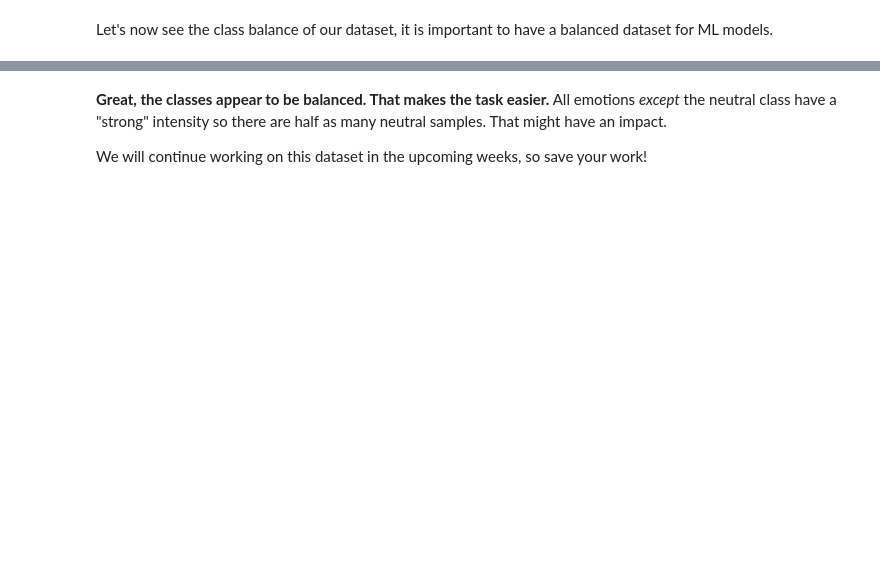
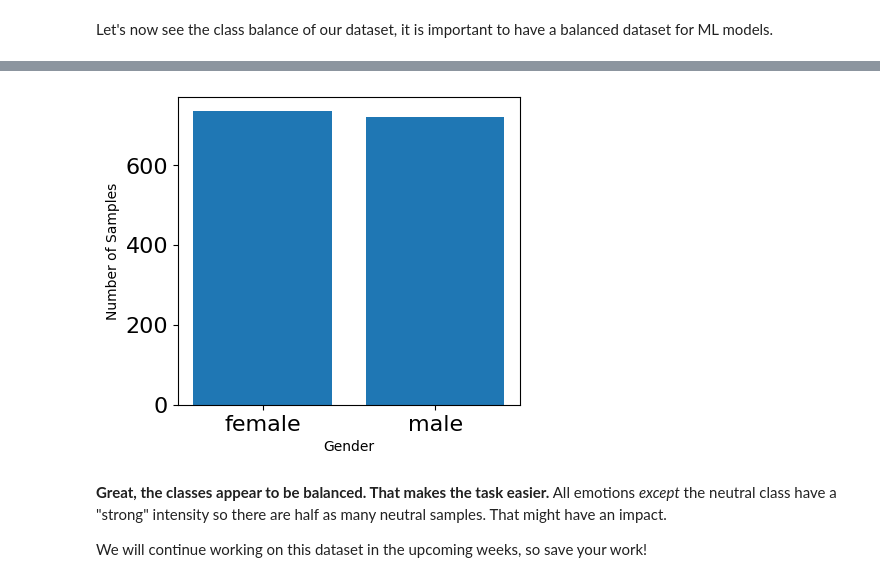
Before and after one commit to Ariel-Tsang/Week2_DataPreprocessing, a Jupyter notebook: Week 2.ipynb, the cells around one changed output, grey strips where cells are left out. Drawn from its saved outputs; the diff is of its cells as text; code cells hidden in the pictures; blank space fills up the shorter version.

```diff
--- a/Week 2.ipynb
+++ b/Week 2.ipynb
@@ -658,6 +658,12 @@ emotions_dict ={
   '07':'disgust',
   '08':'surprised'
 }
+# %%
+#Gender in the RAVDESS dataset
+gender_dict ={
+  '01':'male',
+  '02':'female',
+}
 # %% [markdown]
 Now we're going to load our data and extract the emotion names according to the list we provided above.
 # %%
@@ -697,3 +715,27 @@ def load_data1():
+# %%
+import os, glob
+#New Audio Data - Load Gender Data
+def load_data2():
+    X,y=[],[]
+    count = 0
+    for file in glob.glob("Desktop/Fall 2024/IAT 360/Week 2 lab/Audio Data/audio_speech_actors_01-24/Actor_*/*.wav"):
+        file_name=os.path.basename(file)
+        gender=file_name.split("-")[6]
+        gender=gender.split(".wav")[0]
+        print(gender)
+        gender=int(gender)
+        if gender%2 > 0:
+          gender=gender_dict['01']
+        else:
+          gender=gender_dict['02']
+        #features = get_features(file)
+        #X.append(features)
+        y.append(gender)
+        count += 1
+        # '\r' + end='' results in printing over same line
+        print('\r' + f' Processed {count}/{1455} audio samples',end=' ')
+    # Return arrays to plug into sklearn's cross-validation algorithms
+    return np.array(y)
 # %% [markdown]
 We will not compute the feature matrix this week, but we will read the emotion labels for the entire dataset.
 We will explain why the X and Y elements are important in the upcoming weeks.
@@ -705,3 +747,5 @@ feature, emotion = load_data()
 feature1, emotion1 = load_data1()
 # %% [output]
  Processed 1455/1455 audio samples
+# %%
+gender  = load_data2()
@@ -724,3 +786,17 @@ plt.show()
+# %%
+# plot gender
+plt.figure(figsize=(15,4))
+plt.subplot(1,3,1)
+#np.unique returns ordered list of unique elements and count of each element
+gender_list, count = np.unique(gender, return_counts=True)
+plt.bar(x=range(2), height=count)
+plt.xticks(ticks=range(2), labels = [gender for gender in gender_list],fontsize=10)
+plt.xlabel('Gender')
+plt.tick_params(labelsize=16)
+plt.ylabel('Number of Samples')
+plt.show()
+# %% [output]
+[figure, added]
 # %% [markdown]
 **Great, the classes appear to be balanced. That makes the task easier.** All emotions _except_ the neutral class have a "strong" intensity so there are half as many neutral samples. That might have an impact.
 
```
Also changed, not shown: parts of 5 cells of this notebook.
